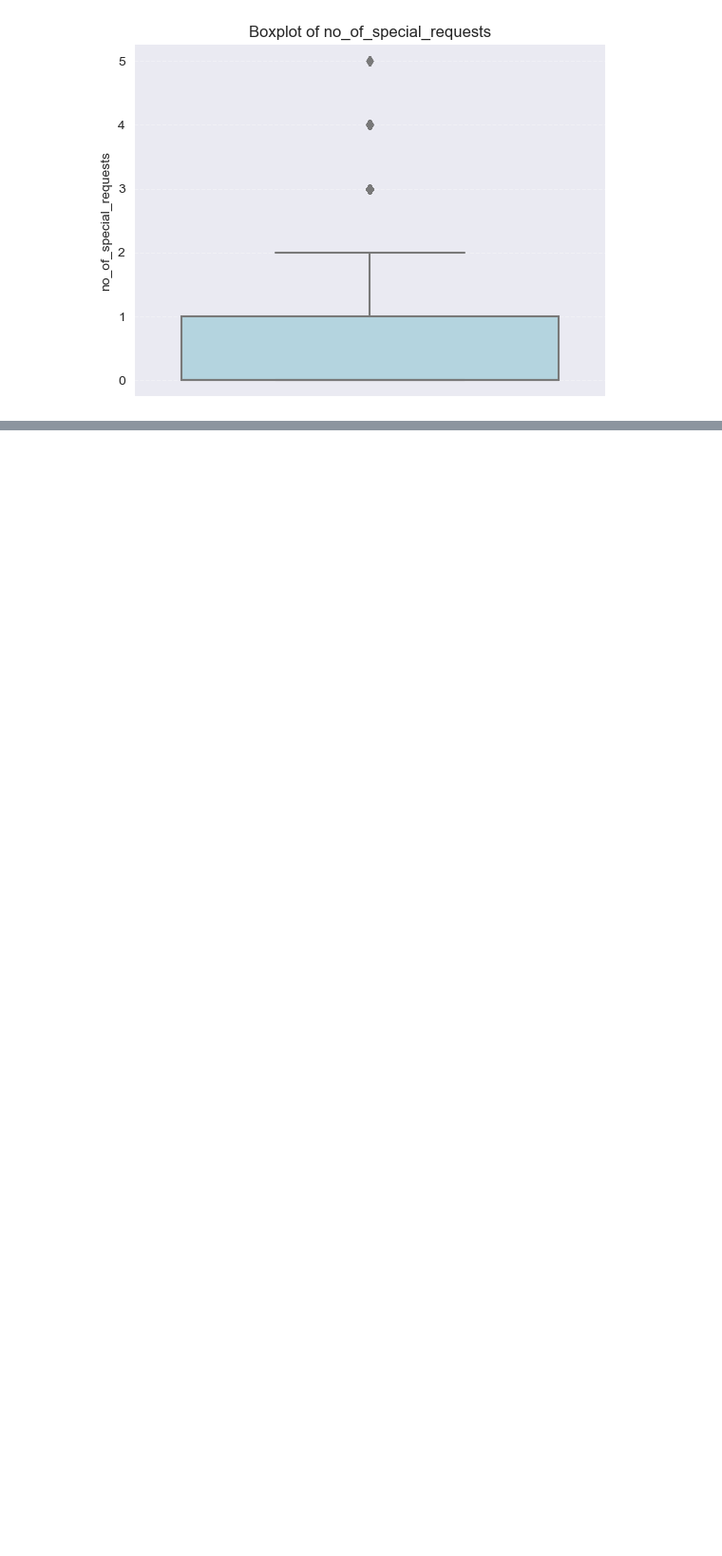
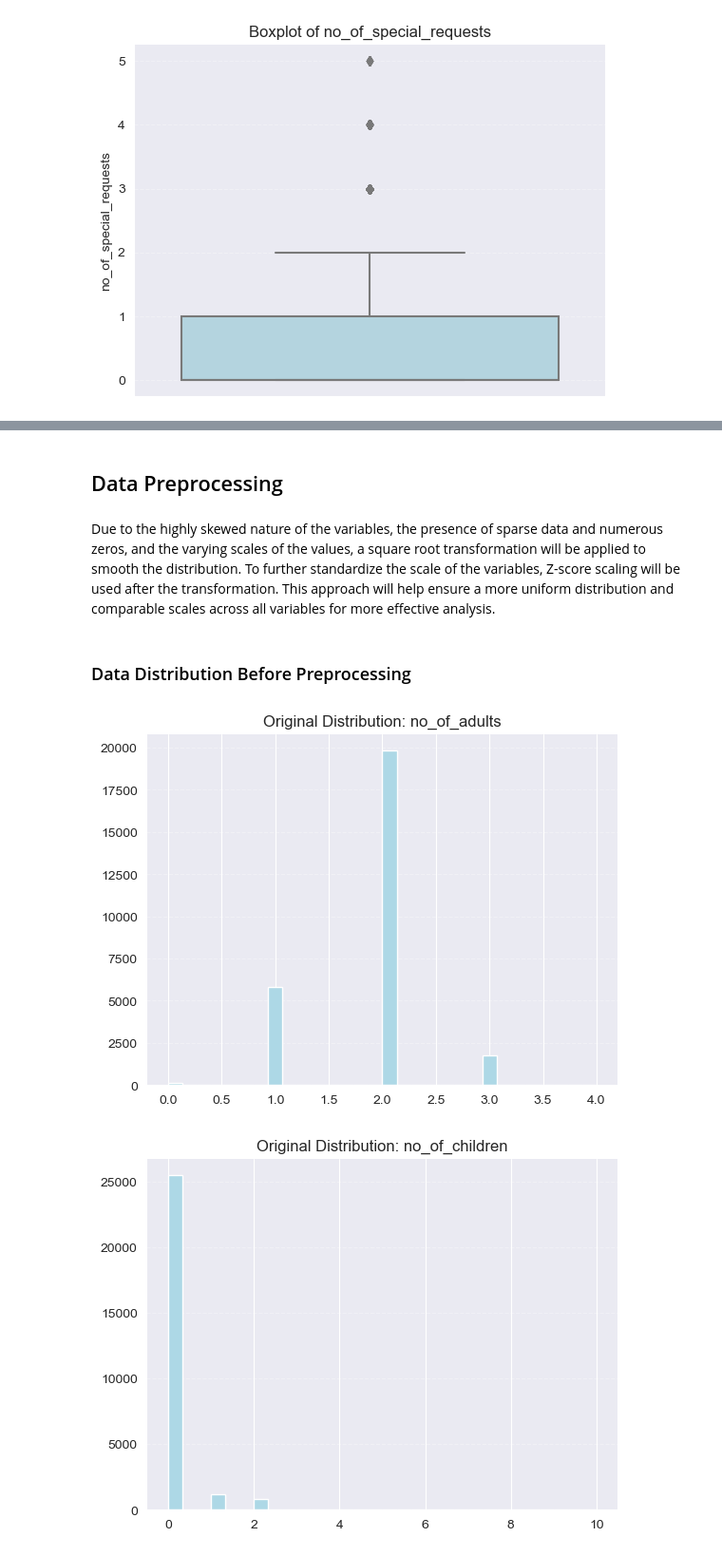
Before and after one commit to DmitriiZag/Hotel-Bookings, a Jupyter notebook: notebooks/data_cleaning_prepocessing.ipynb, the cells around one changed output, grey strips where cells are left out. Shown at 95% size. Cells and saved outputs as stored; diff of their text form; code cells hidden in the pictures; blank space fills up the shorter version.

```diff
--- a/notebooks/data_cleaning_prepocessing.ipynb
+++ b/notebooks/data_cleaning_prepocessing.ipynb
@@ -135,0 +144,31 @@ for col in numeric_cols:
+# %% [markdown]
+## Data Preprocessing
+# %% [markdown]
+Due to the highly skewed nature of the variables, the presence of sparse data and numerous zeros, and the
+varying scales of the values, a square root transformation will be applied to smooth the distribution. To
+further standardize the scale of the variables, Z-score scaling will be used after the transformation. This
+approach will help ensure a more uniform distribution and comparable scales across all variables for more
+effective analysis.
+# %% [markdown]
+### Data Distribution Before Preprocessing
+# %%
+cols = [
+    'no_of_adults', 'no_of_children', 'no_of_weekend_nights',
+    'no_of_week_nights', 'lead_time', 'no_of_previous_cancellations',
+    'no_of_previous_bookings_not_canceled', 'avg_price_per_room',
+    'no_of_special_requests'
+]
+
+for col in cols:
+    fig, ax = plt.subplots()
+
+    ax.hist(hotel_dataset[col].dropna(), bins=30, color='lightblue')
+    ax.set_title(f'Original Distribution: {col}')
+    ax.grid(axis='y', linestyle='--', alpha=0.3)
+    ax.spines['top'].set_visible(False)
+    ax.spines['right'].set_visible(False)
+
+    plt.show()
+# %% [output]
+[figure, added]
+[figure, added]
```
Also changed, not shown: parts of 11 cells of this notebook, 2 other files.
